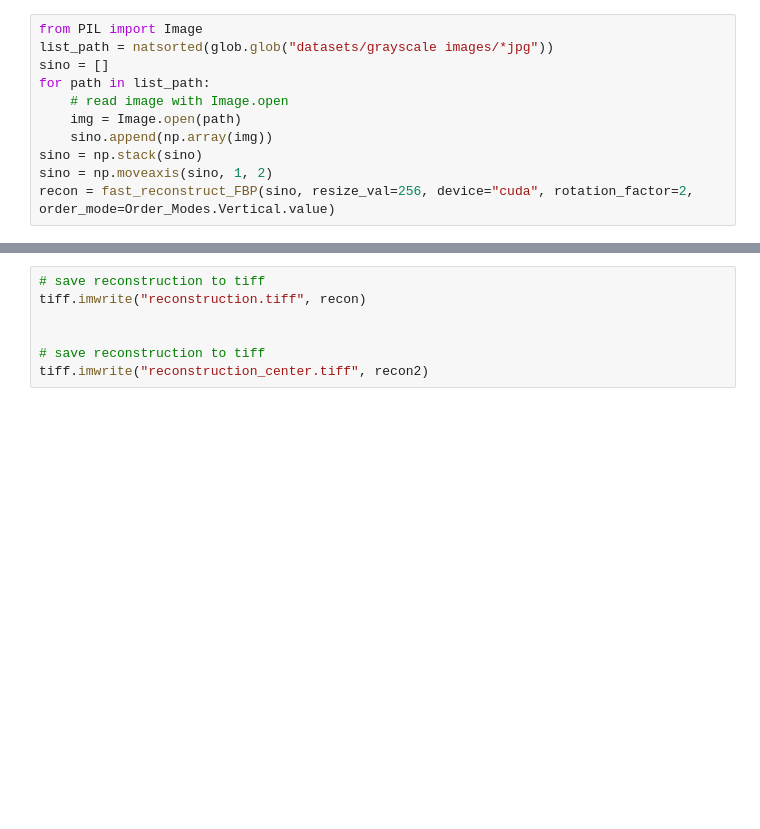
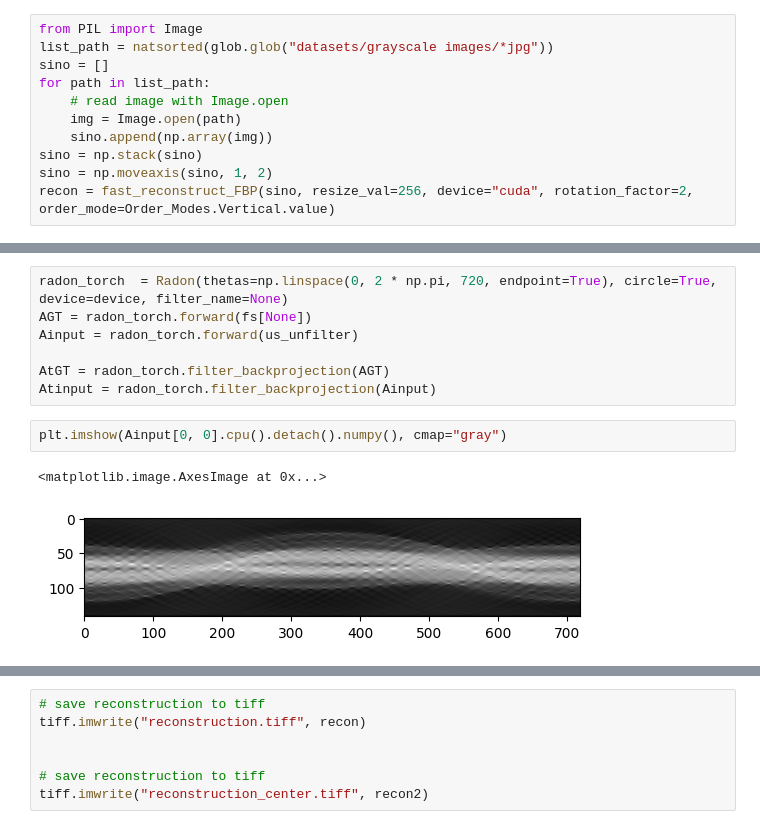
Before and after one commit to obandomarcos/ToMoDL, a Jupyter notebook: test_tomopy.ipynb, the cells around one changed output, grey strips where cells are left out. Drawn from its saved outputs; the diff is of its cells as text; blank space fills up the shorter version.

```diff
--- a/test_tomopy.ipynb
+++ b/test_tomopy.ipynb
@@ -169,0 +362,12 @@ plt.imshow(recon2[200])
+# %%
+radon_torch  = Radon(thetas=np.linspace(0, 2 * np.pi, 720, endpoint=True), circle=True, device=device, filter_name=None)
+AGT = radon_torch.forward(fs[None])
+Ainput = radon_torch.forward(us_unfilter)
+
+AtGT = radon_torch.filter_backprojection(AGT)
+Atinput = radon_torch.filter_backprojection(Ainput)
+# %%
+plt.imshow(Ainput[0, 0].cpu().detach().numpy(), cmap="gray")
+# %% [output]
+<matplotlib.image.AxesImage at 0x...>
+[figure, added]
```
Also changed, not shown: parts of 29 cells of this notebook, 30 other files.
